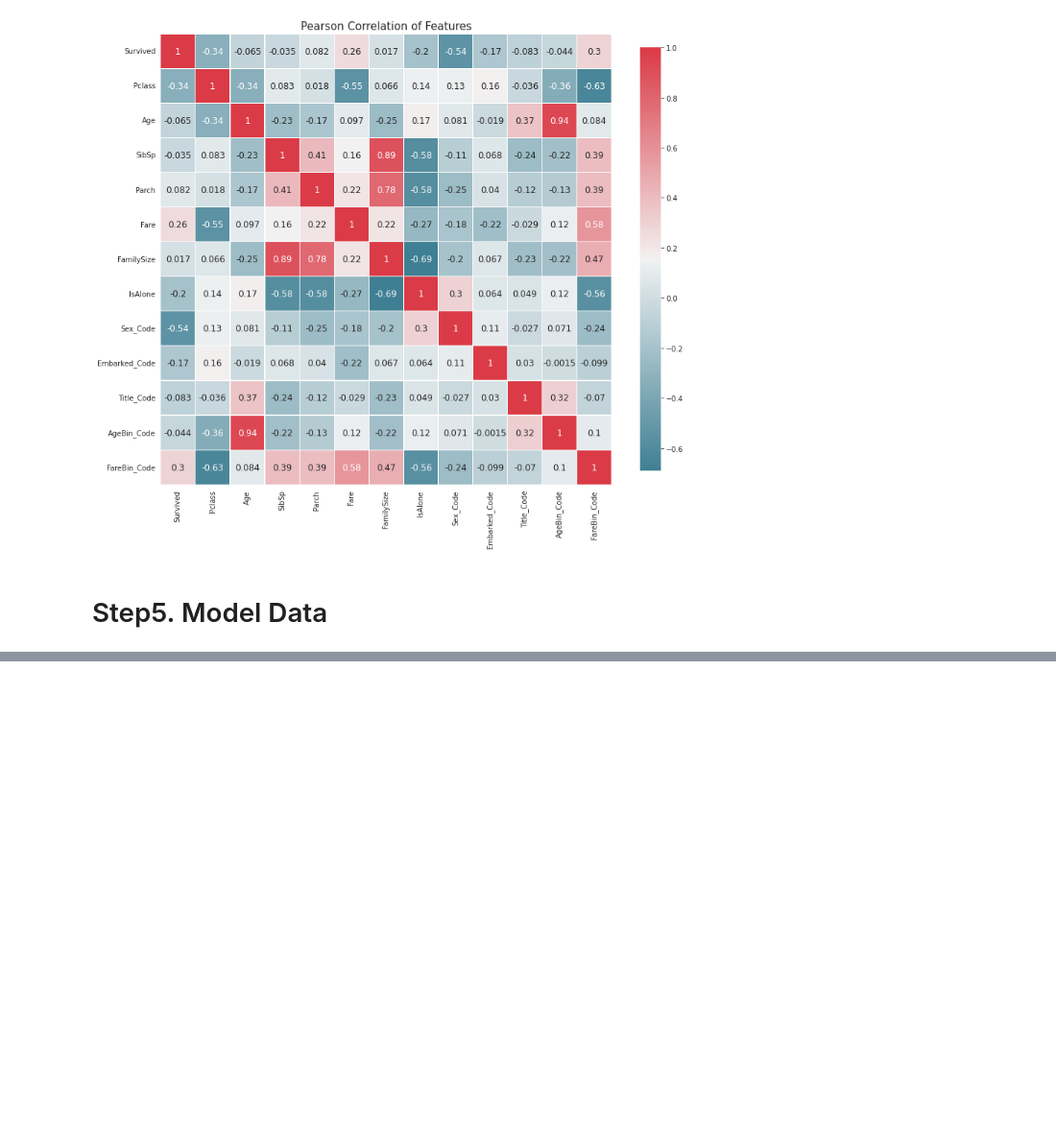
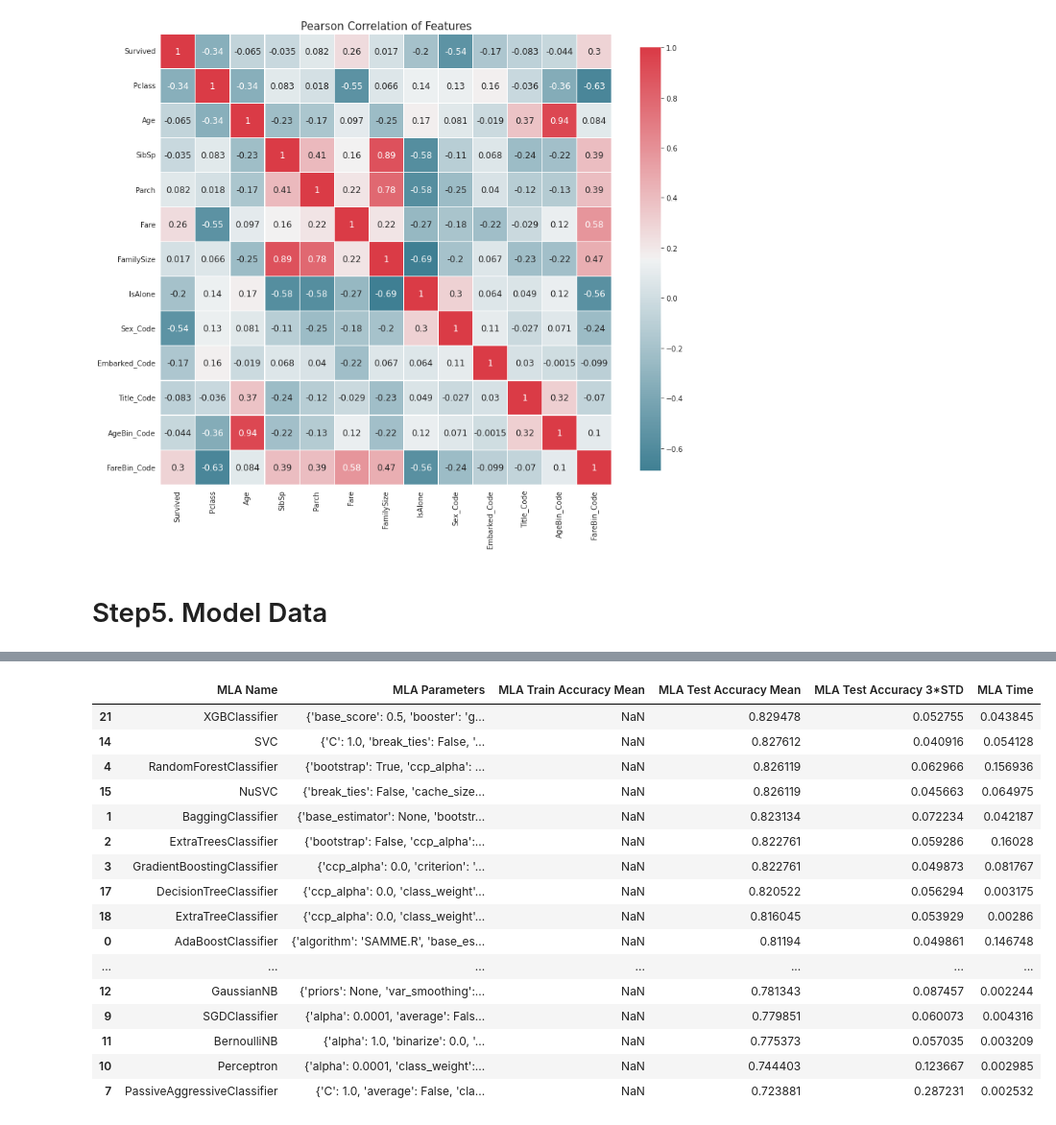
Before and after one commit to Ji-hyeon-Oh/DS-Study, a Jupyter notebook: Titanic/Oh/Titanic_copying_2.ipynb, the cells around one changed output, grey strips where cells are left out. Shown: that part at 96% size. Drawn from its saved outputs; the diff is of its cells as text; code cells hidden in the pictures; blank space fills up the shorter version.

Commit message:
copying2) add modeling and summary part

```diff
--- a/Titanic/Oh/Titanic_copying_2.ipynb
+++ b/Titanic/Oh/Titanic_copying_2.ipynb
@@ -652,3 +669,80 @@ correlation_heatmap(data1)
 [figure]
 # %% [markdown]
 # Step5. Model Data
+# %%
+#Machine Learning Algorithm (MLA) Selection and Initialization
+MLA = [
+    #Ensemble Methods
+    ensemble.AdaBoostClassifier(),
+    ensemble.BaggingClassifier(),
+    ensemble.ExtraTreesClassifier(),
+    ensemble.GradientBoostingClassifier(),
+    ensemble.RandomForestClassifier(),
+
+    #Gaussian Processes
+    gaussian_process.GaussianProcessClassifier(),
+
+    #GLM
+    linear_model.LogisticRegressionCV(),
+    linear_model.PassiveAggressiveClassifier(),
+    linear_model.RidgeClassifierCV(),
+    linear_model.SGDClassifier(),
+    linear_model.Perceptron(),
+
+    #Navies Bayes
+    naive_bayes.BernoulliNB(),
+    naive_bayes.GaussianNB(),
+
+    #Nearest Neighbor
+    neighbors.KNeighborsClassifier(),
+
+    #SVM
+    svm.SVC(probability=True),
+    svm.NuSVC(probability=True),
+    svm.LinearSVC(),
+
+    #Trees
+    tree.DecisionTreeClassifier(),
+    tree.ExtraTreeClassifier(),
+
+    #Discriminant Analysis
+    discriminant_analysis.LinearDiscriminantAnalysis(),
+    discriminant_analysis.QuadraticDiscriminantAnalysis(),
+
+    #xgboost
+    XGBClassifier()
+    ]
+
+cv_split = model_selection.ShuffleSplit(n_splits = 10, test_size = .3, train_size = .6, random_state = 0 )
+
+#create table to compare MLA metrics
+MLA_columns = ['MLA Name', 'MLA Parameters','MLA Train Accuracy Mean', 'MLA Test Accuracy Mean', 'MLA Test Accuracy 3*STD' ,'MLA Time']
+MLA_compare = pd.DataFrame(columns = MLA_columns)
+
+#create table to compare MLA predictions
+MLA_predict = data1[Target]
+
+#index through MLA and save performance to table
+row_index = 0
+for alg in MLA:
+  #set name and parameters
+    MLA_name = alg.__class__.__name__
+    MLA_compare.loc[row_index, 'MLA Name'] = MLA_name
+    MLA_compare.loc[row_index, 'MLA Parameters'] = str(alg.get_params())
+
+    cv_results = model_selection.cross_validate(alg, data1[data1_x_bin], data1[Target], cv  = cv_split)
+    print(cv_results)
+
+    MLA_compare.loc[row_index, 'MLA Time'] = cv_results['fit_time'].mean()
+    # MLA_compare.loc[row_index, 'MLA Train Accuracy Mean'] = cv_results['train_score'].mean()
+    MLA_compare.loc[row_index, 'MLA Test Accuracy Mean'] = cv_results['test_score'].mean()
+    MLA_compare.loc[row_index, 'MLA Test Accuracy 3*STD'] = cv_results['test_score'].std()*3
+
+    alg.fit(data1[data1_x_bin], data1[Target])
+    MLA_predict[MLA_name] = alg.predict(data1[data1_x_bin])
+
+    row_index+=1
+
+MLA_compare.sort_values(by = ['MLA Test Accuracy Mean'], ascending = False, inplace = True)
+MLA_compare
+# %% [output]
@@ -654,0 +766,17 @@ correlation_heatmap(data1)
+|  | MLA Name | MLA Parameters | MLA Train Accuracy Mean | MLA Test Accuracy Mean | MLA Test Accuracy 3*STD | MLA Time |
+| 21 | XGBClassifier | {'base_score': 0.5, 'booster': 'g... | NaN | 0.829478 | 0.052755 | 0.043845 |
+| 14 | SVC | {'C': 1.0, 'break_ties': False, '... | NaN | 0.827612 | 0.040916 | 0.054128 |
+| 4 | RandomForestClassifier | {'bootstrap': True, 'ccp_alpha': ... | NaN | 0.826119 | 0.062966 | 0.156936 |
+| 15 | NuSVC | {'break_ties': False, 'cache_size... | NaN | 0.826119 | 0.045663 | 0.064975 |
+| 1 | BaggingClassifier | {'base_estimator': None, 'bootstr... | NaN | 0.823134 | 0.072234 | 0.042187 |
+| 2 | ExtraTreesClassifier | {'bootstrap': False, 'ccp_alpha':... | NaN | 0.822761 | 0.059286 | 0.16028 |
+| 3 | GradientBoostingClassifier | {'ccp_alpha': 0.0, 'criterion': '... | NaN | 0.822761 | 0.049873 | 0.081767 |
+| 17 | DecisionTreeClassifier | {'ccp_alpha': 0.0, 'class_weight'... | NaN | 0.820522 | 0.056294 | 0.003175 |
+| 18 | ExtraTreeClassifier | {'ccp_alpha': 0.0, 'class_weight'... | NaN | 0.816045 | 0.053929 | 0.00286 |
+| 0 | AdaBoostClassifier | {'algorithm': 'SAMME.R', 'base_es... | NaN | 0.81194 | 0.049861 | 0.146748 |
+| ... | ... | ... | ... | ... | ... | ... |
+| 12 | GaussianNB | {'priors': None, 'var_smoothing':... | NaN | 0.781343 | 0.087457 | 0.002244 |
+| 9 | SGDClassifier | {'alpha': 0.0001, 'average': Fals... | NaN | 0.779851 | 0.060073 | 0.004316 |
+| 11 | BernoulliNB | {'alpha': 1.0, 'binarize': 0.0, '... | NaN | 0.775373 | 0.057035 | 0.003209 |
+| 10 | Perceptron | {'alpha': 0.0001, 'class_weight':... | NaN | 0.744403 | 0.123667 | 0.002985 |
+| 7 | PassiveAggressiveClassifier | {'C': 1.0, 'average': False, 'cla... | NaN | 0.723881 | 0.287231 | 0.002532 |
```
Also changed, not shown: parts of 11 cells of this notebook.
